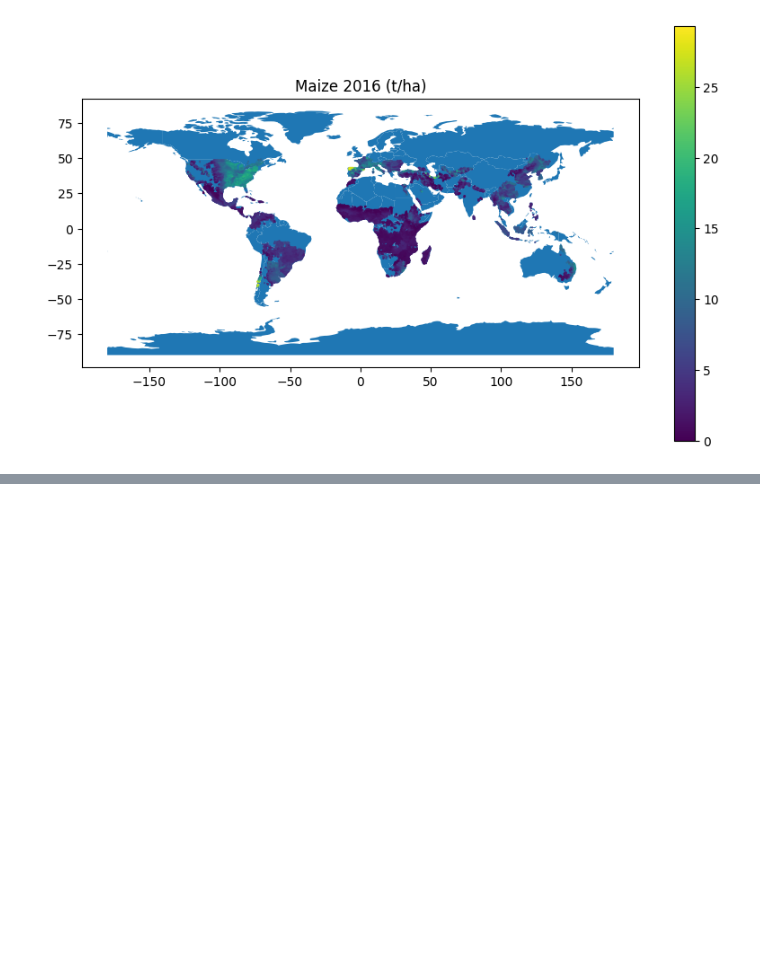
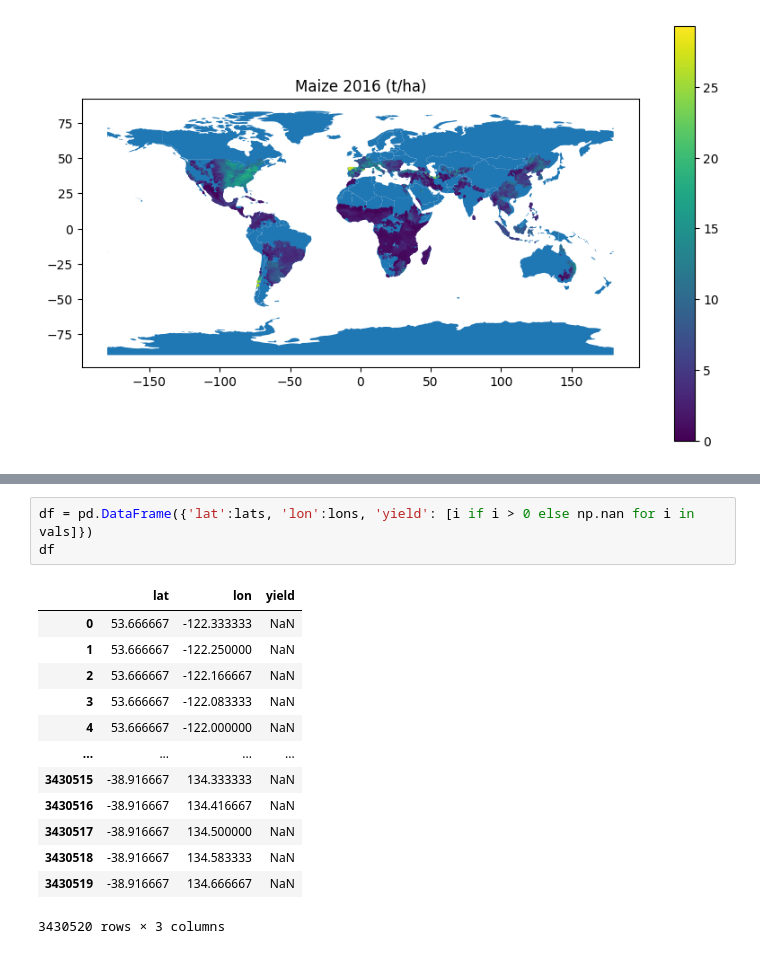
Before and after one commit to davidguzmanr/COMP-685-Fall-2025, a Jupyter notebook: notebooks/import_tests.ipynb, the cells around one changed output, grey strips where cells are left out. Saved outputs shown, nothing was run; the diff lists cells and outputs as text; blank space fills up the shorter version.

```diff
--- a/notebooks/import_tests.ipynb
+++ b/notebooks/import_tests.ipynb
@@ -329,0 +403,17 @@ plt.show()
+# %%
+df = pd.DataFrame({'lat':lats, 'lon':lons, 'yield': [i if i > 0 else np.nan for i in vals]})
+df
+# %% [output]
+|  | lat | lon | yield |
+| 0 | 53.666667 | -122.333333 | NaN |
+| 1 | 53.666667 | -122.250000 | NaN |
+| 2 | 53.666667 | -122.166667 | NaN |
+| 3 | 53.666667 | -122.083333 | NaN |
+| 4 | 53.666667 | -122.000000 | NaN |
+| ... | ... | ... | ... |
+| 3430515 | -38.916667 | 134.333333 | NaN |
+| 3430516 | -38.916667 | 134.416667 | NaN |
+| 3430517 | -38.916667 | 134.500000 | NaN |
+| 3430518 | -38.916667 | 134.583333 | NaN |
+| 3430519 | -38.916667 | 134.666667 | NaN |
+3430520 rows × 3 columns
```
Also changed, not shown: parts of 11 cells of this notebook.
